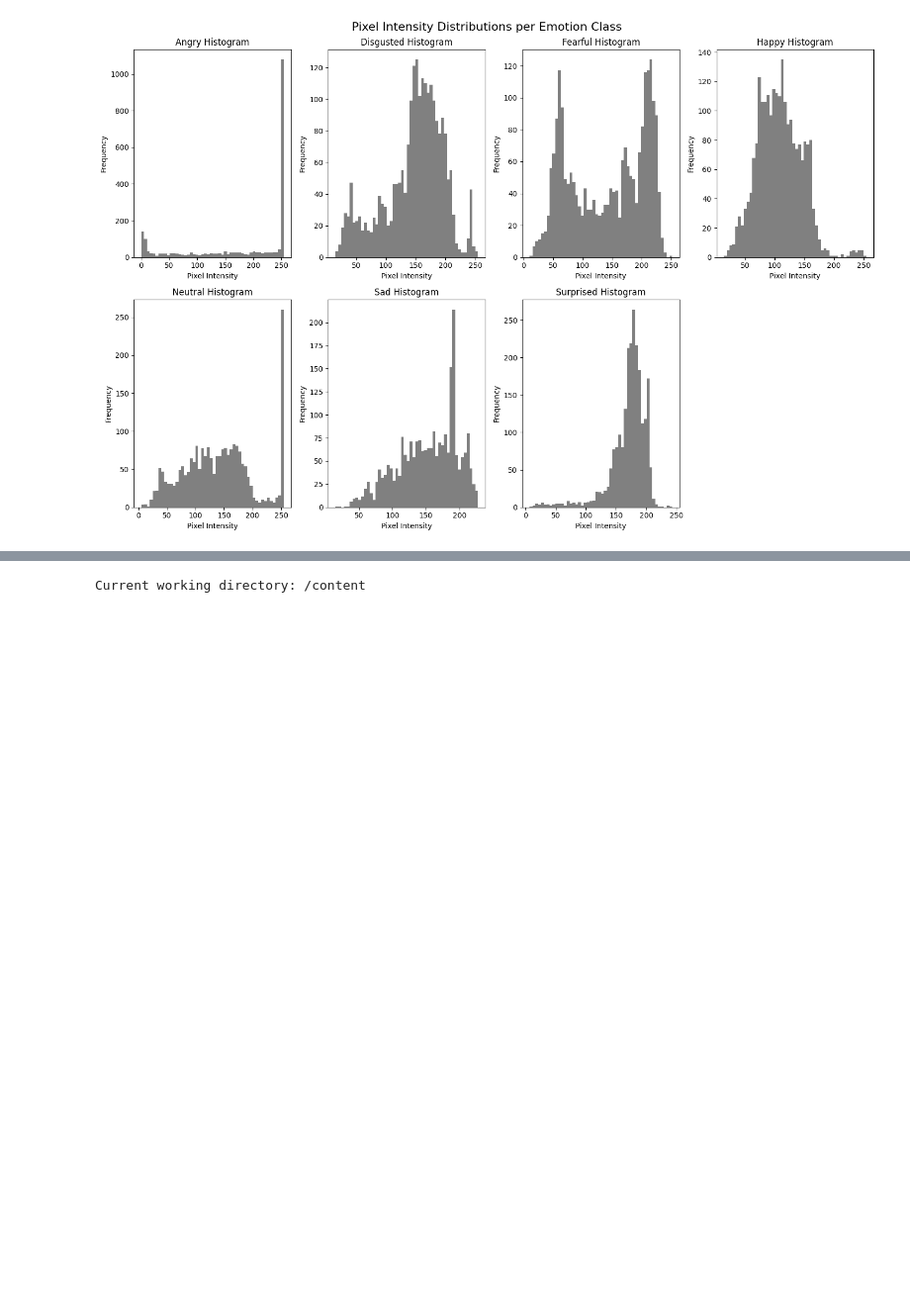
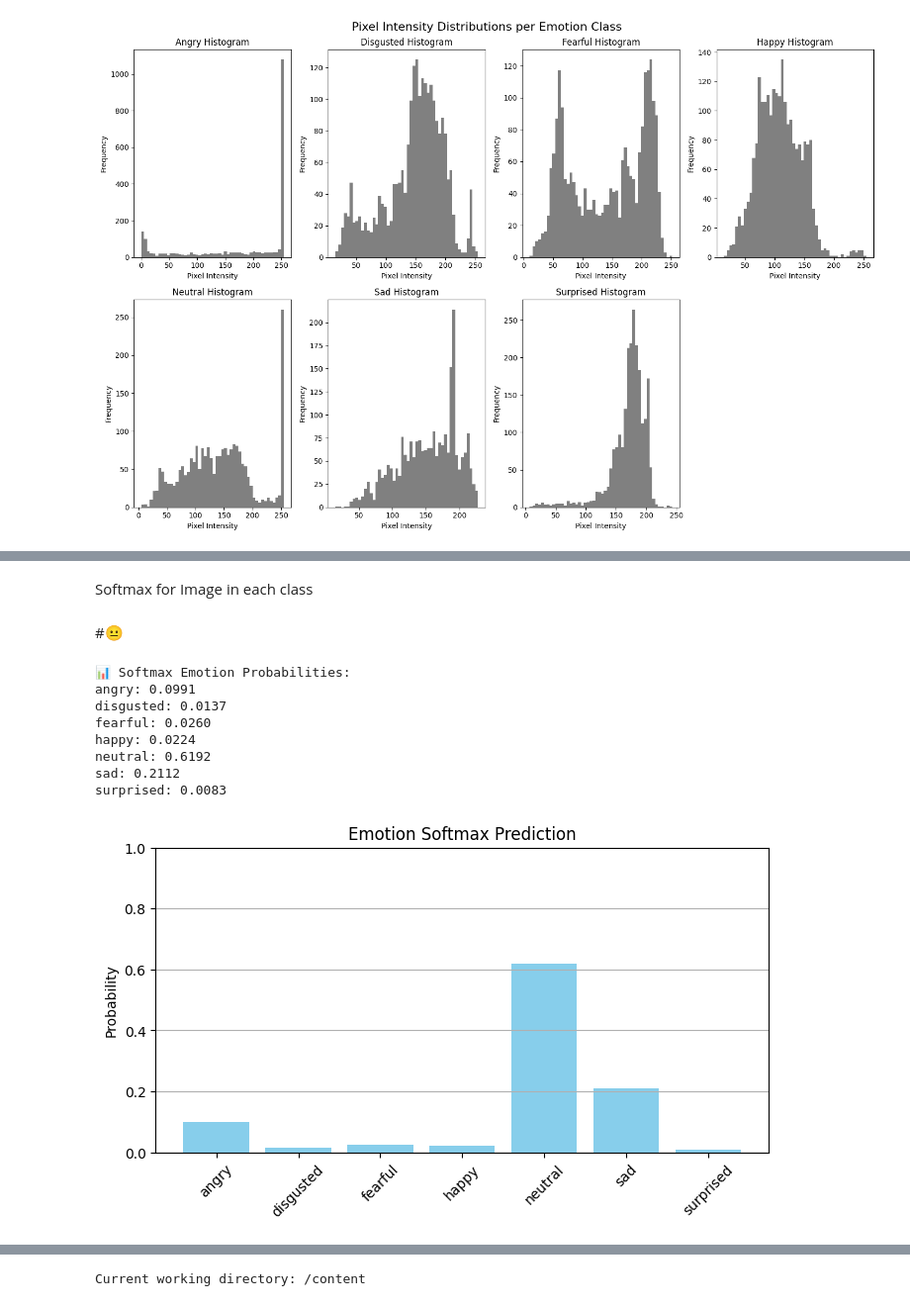
Before and after one commit to Sevnhutsjr/ST311_Group11_Project, a Jupyter notebook: images_EDA.ipynb, the cells around one changed output, grey strips where cells are left out. Shown: that part at 99% size. Cells and saved outputs as stored; diff of their text form; code cells hidden in the pictures; blank space fills up the shorter version.

```diff
--- a/images_EDA.ipynb
+++ b/images_EDA.ipynb
@@ -611,0 +692,43 @@ print(f"✅ Model saved to: {model_path}")
+# %% [markdown]
+Softmax for Image in each class
+# %%
+from PIL import Image
+import torch.nn.functional as F
+
+# ✅ Function to predict and print softmax probabilities
+def predict_softmax(img_path):
+    model.eval()
+    image = Image.open(img_path).convert("L")  # Grayscale
+    image = transform(image).unsqueeze(0).to(device)  # [1, 1, 64, 64]
+
+    with torch.no_grad():
+        logits = model(image)
+        probs = F.softmax(logits, dim=1).cpu().numpy()[0]
+
+    print("📊 Softmax Emotion Probabilities:")
+    for i, prob in enumerate(probs):
+        print(f"{class_names[i]}: {prob:.4f}")
+
+    plt.figure(figsize=(8, 4))
+    plt.bar(class_names, probs, color='skyblue')
+    plt.title("Emotion Softmax Prediction")
+    plt.ylabel("Probability")
+    plt.ylim(0, 1)
+    plt.xticks(rotation=45)
+    plt.grid(axis='y')
+    plt.show()
+# %% [markdown]
+#😐
+# %%
+neutral_image_path = "/kaggle/input/emotion-detection-fer/test/neutral/im123.png"
+predict_softmax(neutral_image_path)
+# %% [output]
+📊 Softmax Emotion Probabilities:
+angry: 0.0991
+disgusted: 0.0137
+fearful: 0.0260
+happy: 0.0224
+neutral: 0.6192
+sad: 0.2112
+surprised: 0.0083
+[figure, added]
```
Also changed, not shown: parts of 19 cells of this notebook.
